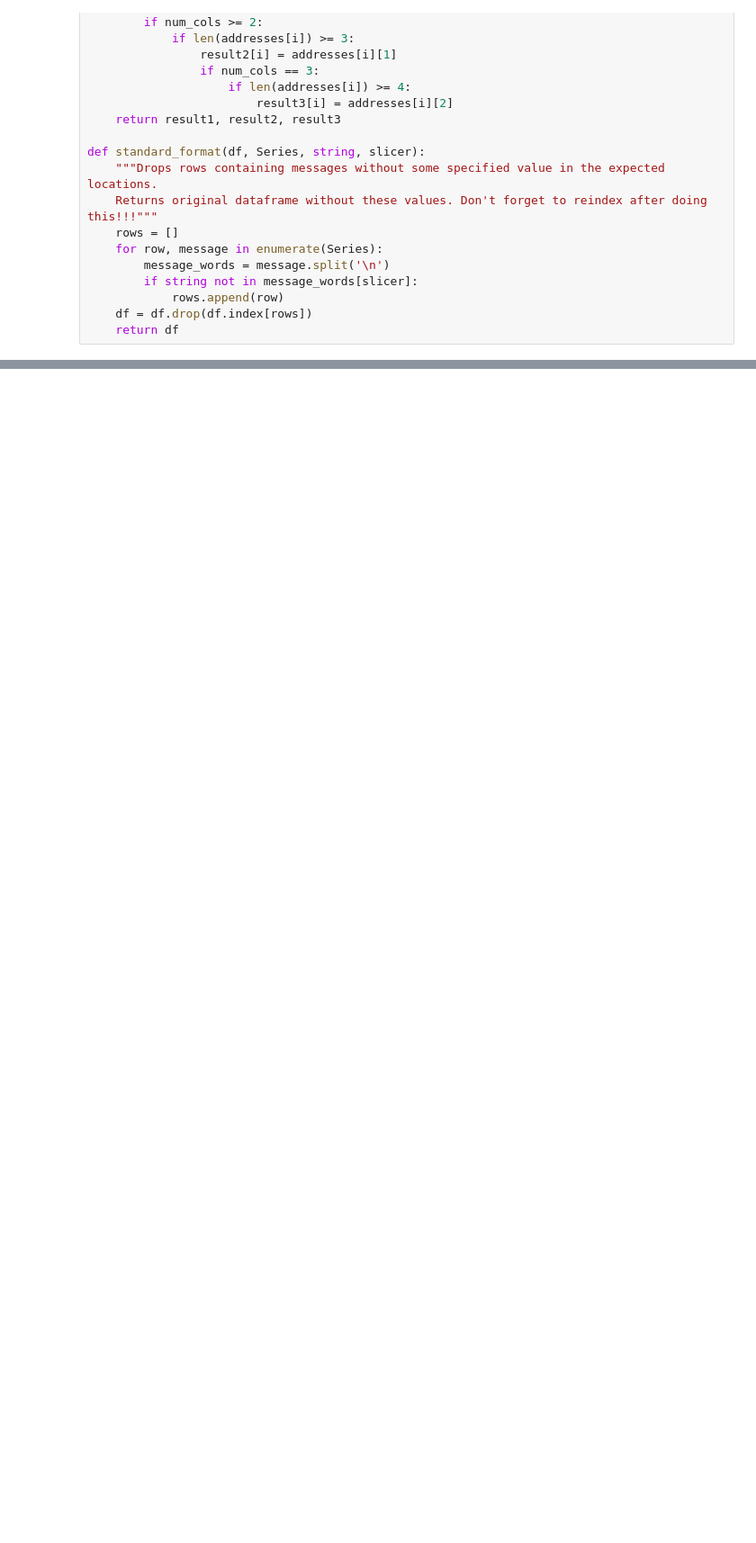
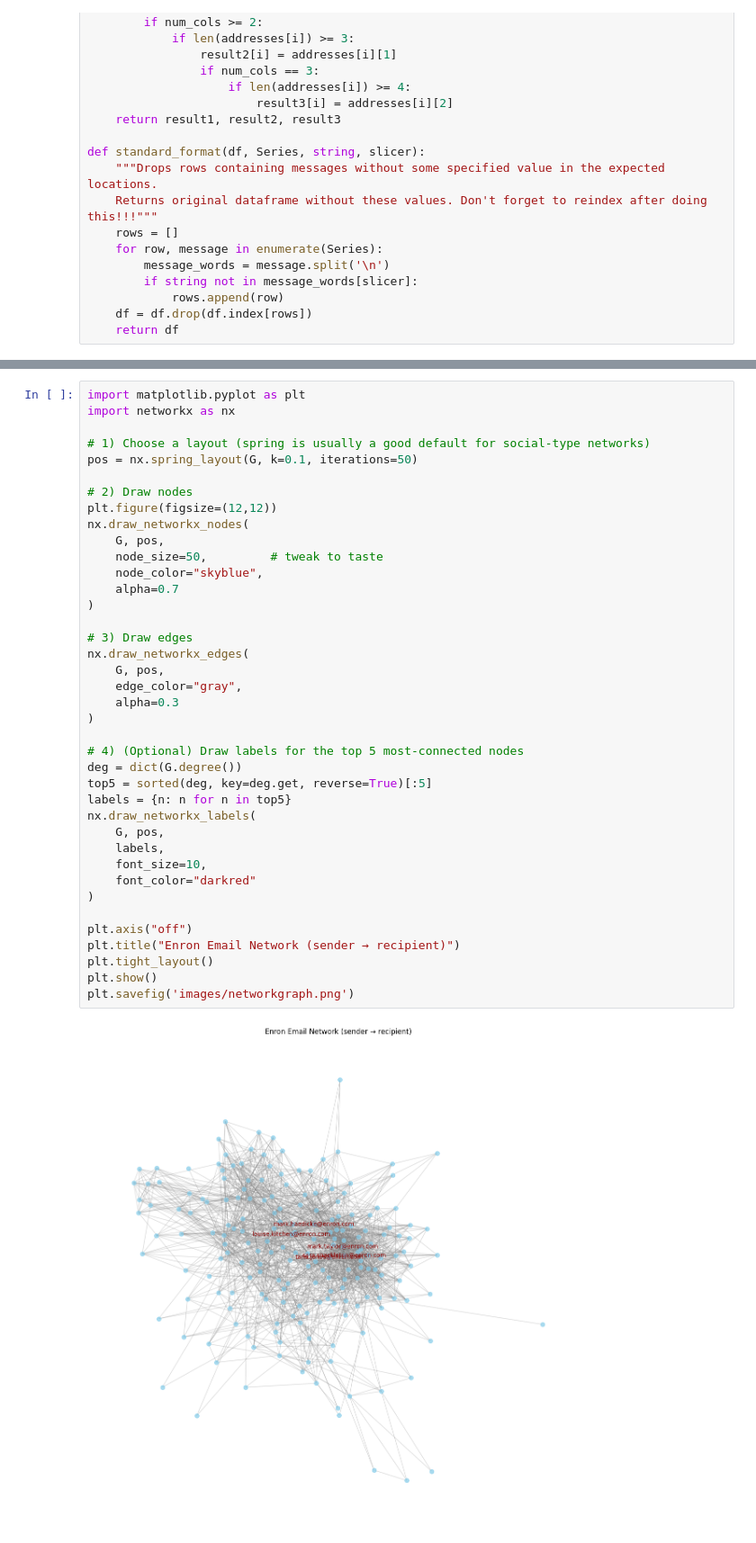
Before and after one commit to Cwarburg/Enron-network-analysis, a Jupyter notebook: network.ipynb, the cells around one changed output, grey strips where cells are left out. Shown at 90% size. Saved outputs shown, nothing was run; the diff lists cells and outputs as text; blank space fills up the shorter version.

```diff
--- a/network.ipynb
+++ b/network.ipynb
@@ -185,0 +347,41 @@ plt.show()
+# %%
+import matplotlib.pyplot as plt
+import networkx as nx
+
+# 1) Choose a layout (spring is usually a good default for social‐type networks)
+pos = nx.spring_layout(G, k=0.1, iterations=50)
+
+# 2) Draw nodes
+plt.figure(figsize=(12,12))
+nx.draw_networkx_nodes(
+    G, pos,
+    node_size=50,         # tweak to taste
+    node_color="skyblue",
+    alpha=0.7
+)
+
+# 3) Draw edges
+nx.draw_networkx_edges(
+    G, pos,
+    edge_color="gray",
+    alpha=0.3
+)
+
+# 4) (Optional) Draw labels for the top 5 most‐connected nodes
+deg = dict(G.degree())
+top5 = sorted(deg, key=deg.get, reverse=True)[:5]
+labels = {n: n for n in top5}
+nx.draw_networkx_labels(
+    G, pos,
+    labels,
+    font_size=10,
+    font_color="darkred"
+)
+
+plt.axis("off")
+plt.title("Enron Email Network (sender → recipient)")
+plt.tight_layout()
+plt.show()
+plt.savefig('images/networkgraph.png')
+# %% [output]
+[figure, added]
```
Also changed, not shown: parts of 14 cells of this notebook.
